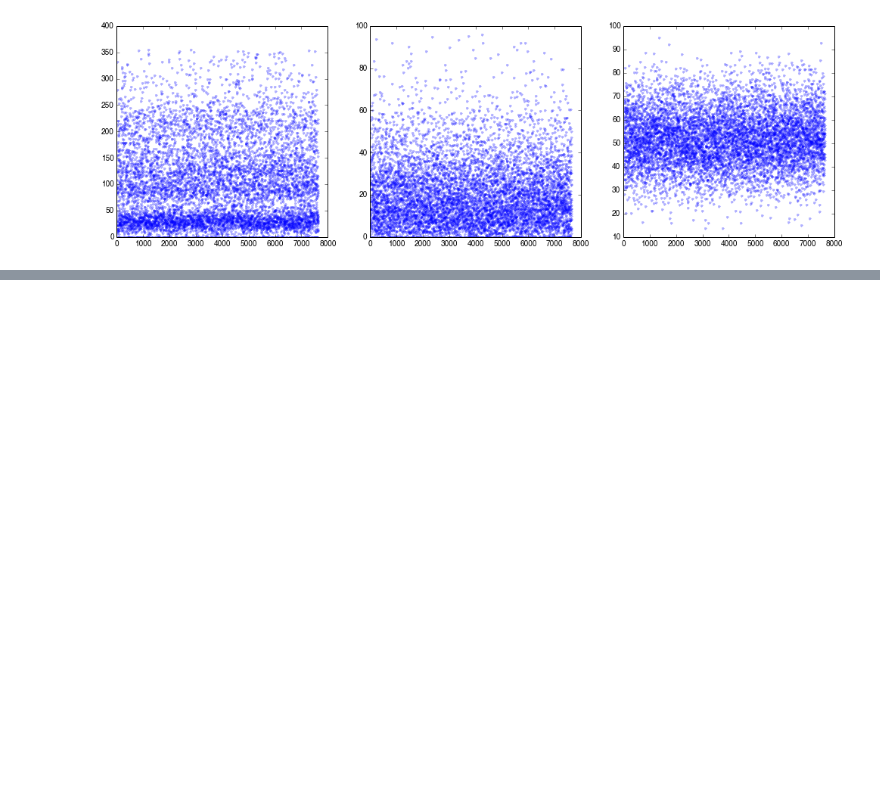
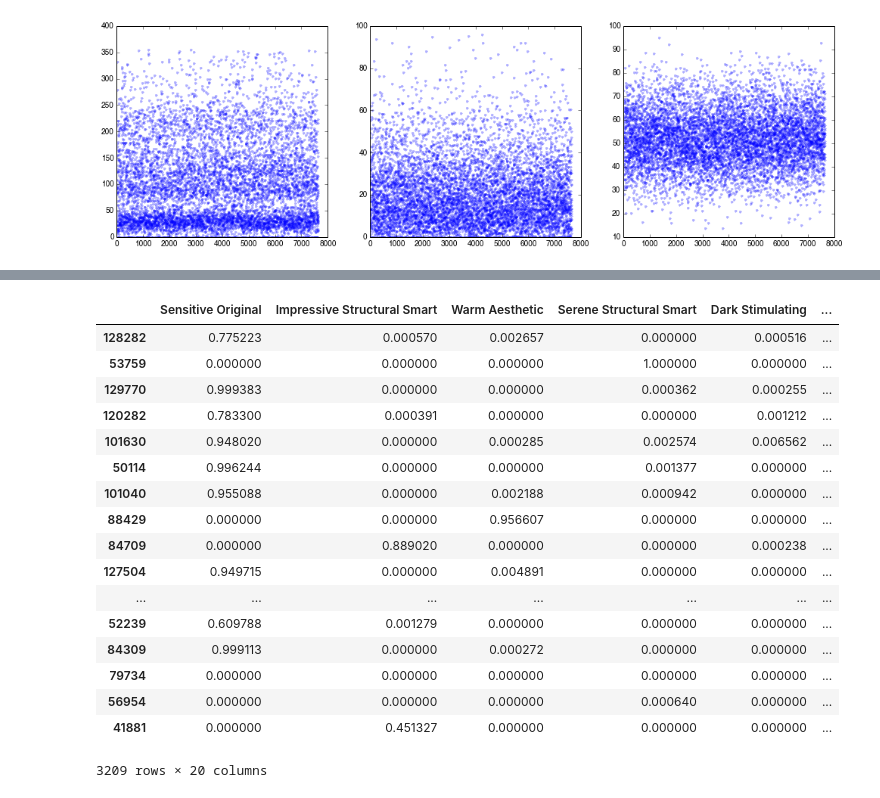
Before and after one commit to nanumyan/iCH-predictor, a Jupyter notebook: data_analysis/clustering.ipynb, the cells around one changed output, grey strips where cells are left out. Saved outputs shown, nothing was run; the diff lists cells and outputs as text; code cells hidden in the pictures; blank space fills up the shorter version.

```diff
--- a/data_analysis/clustering.ipynb
+++ b/data_analysis/clustering.ipynb
@@ -331,0 +460,23 @@ for i in range(3):
+# %%
+df_sig_norm.index = df_sig.index
+df_sig_norm.columns = topic_titles
+df_sig_norm
+# %% [output]
+|  | Sensitive Original | Impressive Structural Smart | Warm Aesthetic | Serene Structural Smart | Dark Stimulating | ... |
+| 128282 | 0.775223 | 0.000570 | 0.002657 | 0.000000 | 0.000516 | ... |
+| 53759 | 0.000000 | 0.000000 | 0.000000 | 1.000000 | 0.000000 | ... |
+| 129770 | 0.999383 | 0.000000 | 0.000000 | 0.000362 | 0.000255 | ... |
+| 120282 | 0.783300 | 0.000391 | 0.000000 | 0.000000 | 0.001212 | ... |
+| 101630 | 0.948020 | 0.000000 | 0.000285 | 0.002574 | 0.006562 | ... |
+| 50114 | 0.996244 | 0.000000 | 0.000000 | 0.001377 | 0.000000 | ... |
+| 101040 | 0.955088 | 0.000000 | 0.002188 | 0.000942 | 0.000000 | ... |
+| 88429 | 0.000000 | 0.000000 | 0.956607 | 0.000000 | 0.000000 | ... |
+| 84709 | 0.000000 | 0.889020 | 0.000000 | 0.000000 | 0.000238 | ... |
+| 127504 | 0.949715 | 0.000000 | 0.004891 | 0.000000 | 0.000000 | ... |
+| ... | ... | ... | ... | ... | ... | ... |
+| 52239 | 0.609788 | 0.001279 | 0.000000 | 0.000000 | 0.000000 | ... |
+| 84309 | 0.999113 | 0.000000 | 0.000272 | 0.000000 | 0.000000 | ... |
+| 79734 | 0.000000 | 0.000000 | 0.000000 | 0.000000 | 0.000000 | ... |
+| 56954 | 0.000000 | 0.000000 | 0.000000 | 0.000640 | 0.000000 | ... |
+| 41881 | 0.000000 | 0.451327 | 0.000000 | 0.000000 | 0.000000 | ... |
+3209 rows × 20 columns
```
Also changed, not shown: parts of 41 cells of this notebook.
